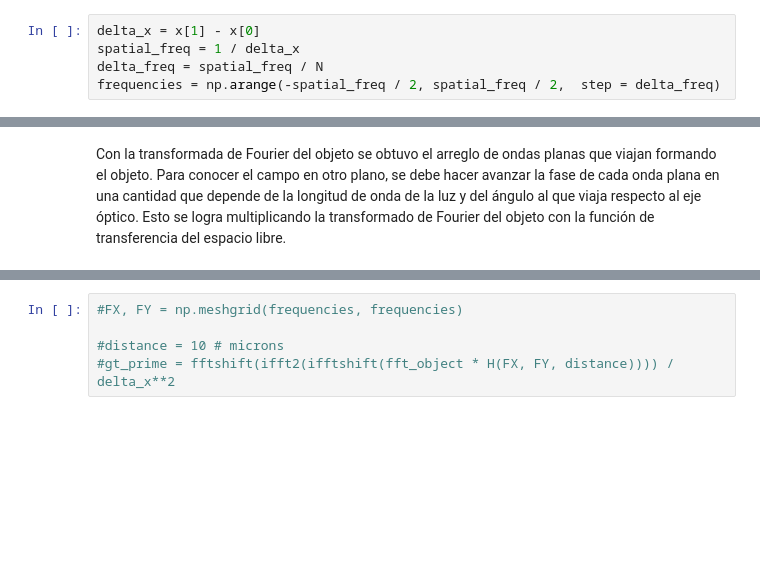
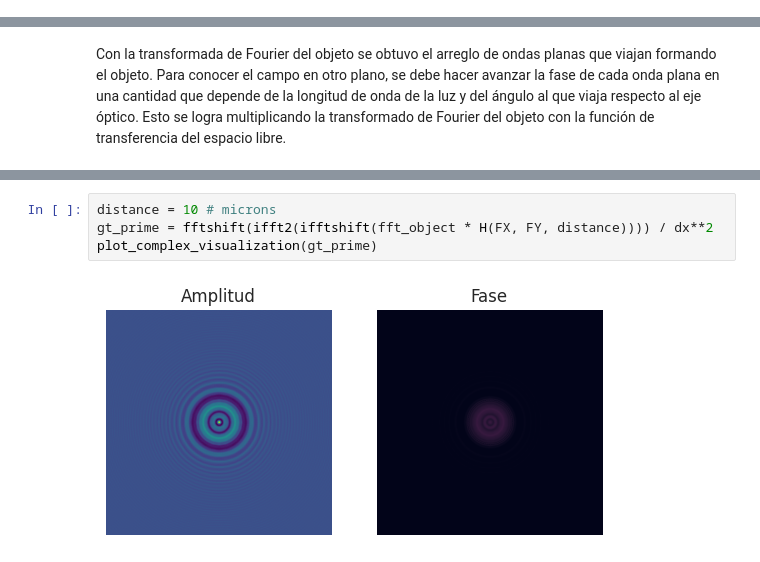
Before and after one commit to VelasquezE/FourierOptics_assignments, a Jupyter notebook: talleres/Proyecto/inline_hologram.ipynb, the cells around one changed output, grey strips where cells are left out. Cells and saved outputs as stored; diff of their text form; blank space fills up the shorter version.

```diff
--- a/talleres/Proyecto/inline_hologram.ipynb
+++ b/talleres/Proyecto/inline_hologram.ipynb
@@ -79,11 +79,6 @@ pixel_size = 0.1 # microns
 x = np.linspace(-pixel_size * N / 2, pixel_size * N / 2, num = N, endpoint = True)
 # %% [markdown]
 Para realizar la transformada de Fourier es necesario definir los arreglos de las frecuencias espaciales. Para ello, se calcula el espacio entre puntos, se calcula la frecuencia espacial de muestreo, se define el tamaño del píxel en el domino de frecuencias, y finalmente se crea el arreglo de frecuencias espaciales permitidas.
-# %%
-delta_x = x[1] - x[0]
-spatial_freq = 1 / delta_x
-delta_freq = spatial_freq / N
-frequencies = np.arange(-spatial_freq / 2, spatial_freq / 2,  step = delta_freq)
 # %%
 dx = np.diff(x)[0]
 df = 1 / (N * dx)
@@ -146,5 +150,6 @@ def H(fx, fy, z, wavelength=0.5):
 # %%
-#FX, FY = np.meshgrid(frequencies, frequencies)
-
-#distance = 10 # microns
-#gt_prime = fftshift(ifft2(ifftshift(fft_object * H(FX, FY, distance)))) / delta_x**2
+distance = 10 # microns
+gt_prime = fftshift(ifft2(ifftshift(fft_object * H(FX, FY, distance)))) / dx**2
+plot_complex_visualization(gt_prime)
+# %% [output]
+[figure, added]
```
Also changed, not shown: parts of 7 cells of this notebook.
